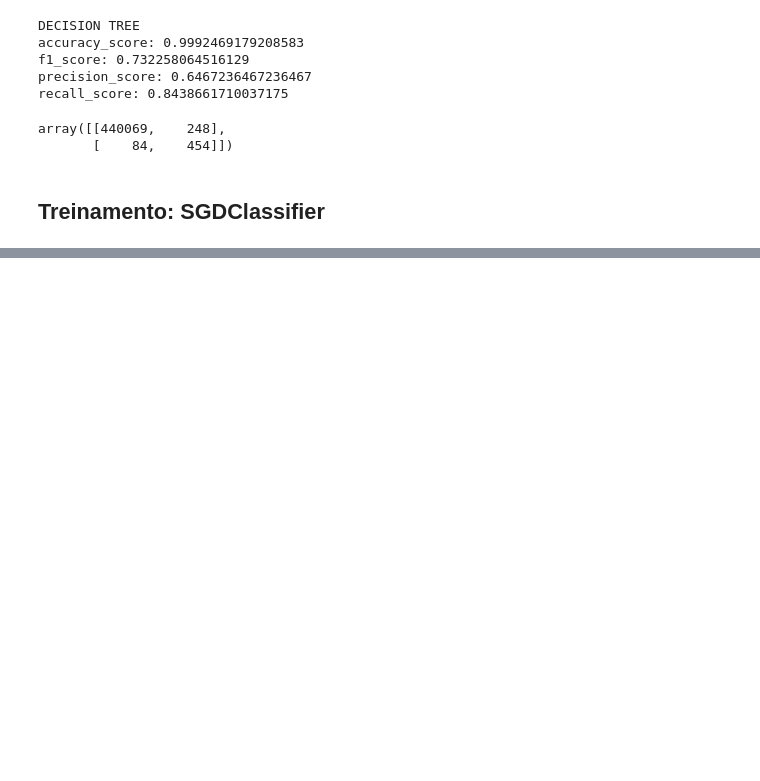
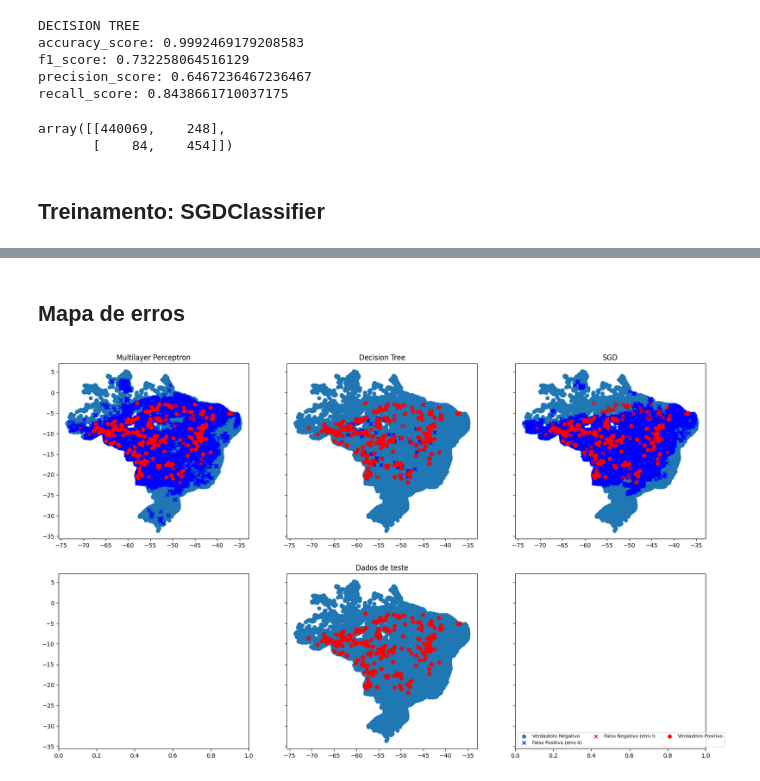
Before and after one commit to MartonioJunior/Aprendizagem-Automatica, a Jupyter notebook: Trabalho final/Treinamento de dados.ipynb, the cells around one changed output, grey strips where cells are left out. Drawn from its saved outputs; the diff is of its cells as text; code cells hidden in the pictures; blank space fills up the shorter version.

```diff
--- a/Trabalho final/Treinamento de dados.ipynb
+++ b/Trabalho final/Treinamento de dados.ipynb
@@ -194,0 +328,32 @@ array([[309242, 131075],
+# %% [markdown]
+## Mapa de erros
+# %%
+fig, ax = plt.subplots(nrows=2, ncols=3, figsize=(20, 12), sharey=True)
+for ax_idx, (estimator, name) in enumerate([(mlp_y_pred, "Multilayer Perceptron"), (decision_tree_y_pred, "Decision Tree"), (sgd_y_pred, "SGD")]):
+    false_positive = X_test[(y_test == 0) & (estimator == 1)]
+    false_negative = X_test[(y_test == 1) & (estimator == 0)]
+    true_positive = X_test[(y_test == 1) & (estimator == 1)]
+    true_negative = X_test[(y_test == 0) & (estimator == 0)]
+    # ax[0][ax_idx].scatter(true_negative["longitude"], true_negative["latitude"], label="sas")
+    # ax[0][ax_idx].scatter(false_positive["longitude"], false_positive["latitude"], marker="x", color="orange")
+    # ax[0][ax_idx].scatter(false_negative["longitude"], false_negative["latitude"], color="red", marker="x")
+    # ax[0][ax_idx].scatter(true_positive["longitude"], true_positive["latitude"], color="green")
+    plt.legend((
+        ax[0][ax_idx].scatter(true_negative["longitude"], true_negative["latitude"]),
+        ax[0][ax_idx].scatter(false_positive["longitude"], false_positive["latitude"], marker="x", color="blue"),
+        ax[0][ax_idx].scatter(false_negative["longitude"], false_negative["latitude"], color="red", marker="x"),
+        ax[0][ax_idx].scatter(true_positive["longitude"], true_positive["latitude"], color="red"),),
+           ('Verdadeiro Negativo', "Falso Positivo (erro II)",'Falso Negativo (erro I)', 'Verdadeiro Positivo'),
+           scatterpoints=1,
+           loc='lower left',
+           ncol=3,
+           fontsize=8)
+    ax[0][ax_idx].set_title(f"{name}")
+X_test0 = X_test[y_test == 0]
+X_test1 = X_test[y_test == 1]
+ax[1][1].scatter(X_test0['longitude'], X_test0['latitude'])
+ax[1][1].scatter(X_test1['longitude'], X_test1['latitude'], color='red')
+ax[1][1].set_title(f"Dados de teste")
+fig.show()
+# %% [output]
+[figure, added]
```
Also changed, not shown: parts of 26 cells of this notebook.
